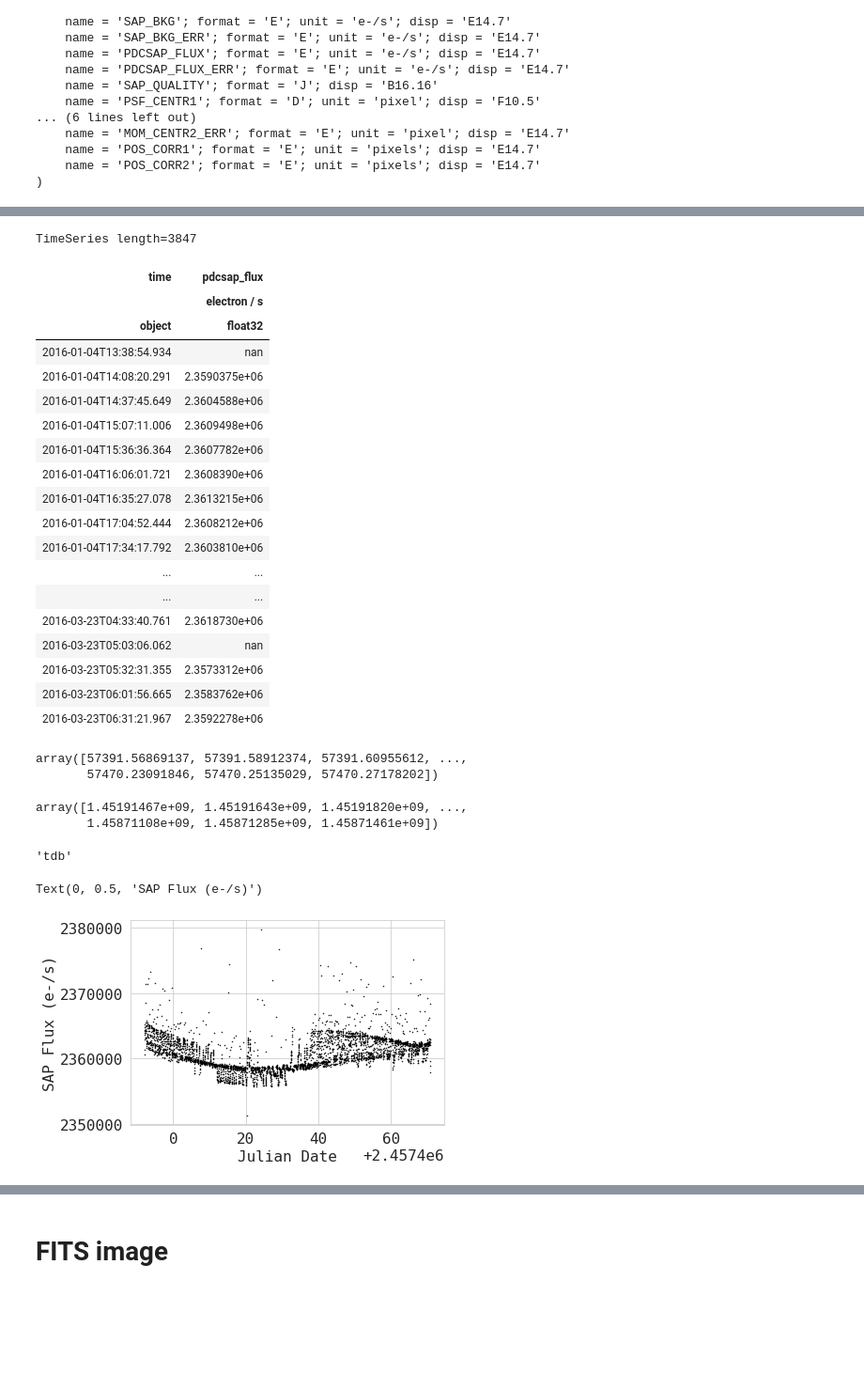
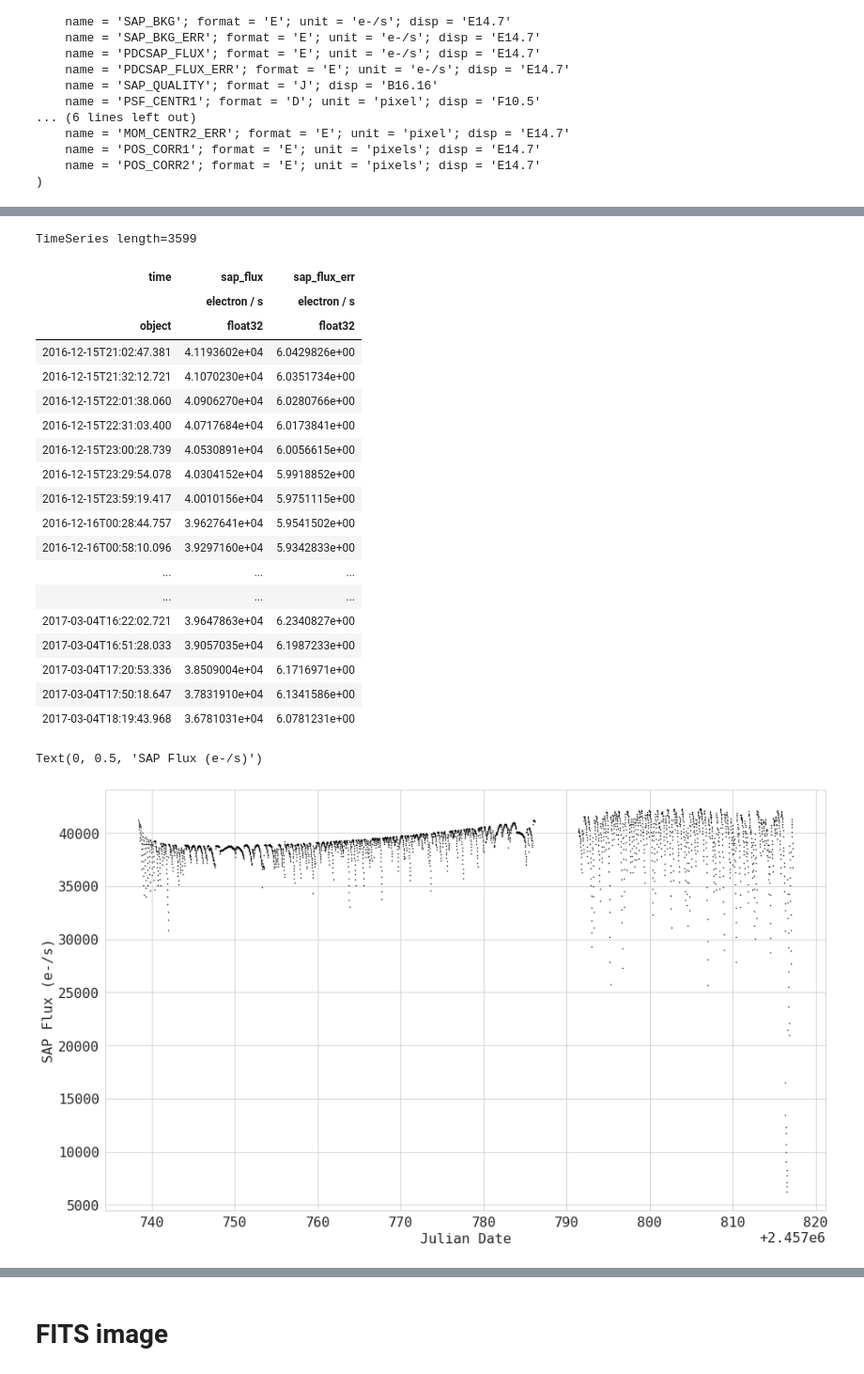
Before and after one commit to alphasentaurii/starskope, a Jupyter notebook: starskope_3.ipynb, the cells around one changed output, grey strips where cells are left out. Shown: that part at 94% size. Cells and saved outputs as stored; diff of their text form; code cells hidden in the pictures; blank space fills up the shorter version.

```diff
--- a/starskope_3.ipynb
+++ b/starskope_3.ipynb
@@ -375,6 +380,7 @@ os.listdir(MAST)[2]
 # %%
 #fits_file = 'ktwo204890128-c02_llc.fits'
-fits_file = 'ktwo220709978-c08_llc.fits'
+fits_file = 'ktwo246067459-c12_llc.fits'
+
 # hdul = fits.open(fits_image_filename)
 # hdul.info()
 
@@ -435,45 +441,31 @@ TimeSeries length=3847
 # %%
-ts['time', 'pdcsap_flux']
+ts['time', 'sap_flux', 'sap_flux_err']
 # %% [output]
-TimeSeries length=3847
+TimeSeries length=3599
-| time | pdcsap_flux |
-|  | electron / s |
-| object | float32 |
-| 2016-01-04T13:38:54.934 | nan |
-| 2016-01-04T14:08:20.291 | 2.3590375e+06 |
-| 2016-01-04T14:37:45.649 | 2.3604588e+06 |
-| 2016-01-04T15:07:11.006 | 2.3609498e+06 |
-| 2016-01-04T15:36:36.364 | 2.3607782e+06 |
-| 2016-01-04T16:06:01.721 | 2.3608390e+06 |
-| 2016-01-04T16:35:27.078 | 2.3613215e+06 |
-| 2016-01-04T17:04:52.444 | 2.3608212e+06 |
-| 2016-01-04T17:34:17.792 | 2.3603810e+06 |
-| ... | ... |
-| ... | ... |
-| 2016-03-23T04:33:40.761 | 2.3618730e+06 |
-| 2016-03-23T05:03:06.062 | nan |
-| 2016-03-23T05:32:31.355 | 2.3573312e+06 |
-| 2016-03-23T06:01:56.665 | 2.3583762e+06 |
-| 2016-03-23T06:31:21.967 | 2.3592278e+06 |
+| time | sap_flux | sap_flux_err |
+|  | electron / s | electron / s |
+| object | float32 | float32 |
+| 2016-12-15T21:02:47.381 | 4.1193602e+04 | 6.0429826e+00 |
+| 2016-12-15T21:32:12.721 | 4.1070230e+04 | 6.0351734e+00 |
+| 2016-12-15T22:01:38.060 | 4.0906270e+04 | 6.0280766e+00 |
+| 2016-12-15T22:31:03.400 | 4.0717684e+04 | 6.0173841e+00 |
+| 2016-12-15T23:00:28.739 | 4.0530891e+04 | 6.0056615e+00 |
+| 2016-12-15T23:29:54.078 | 4.0304152e+04 | 5.9918852e+00 |
+| 2016-12-15T23:59:19.417 | 4.0010156e+04 | 5.9751115e+00 |
+| 2016-12-16T00:28:44.757 | 3.9627641e+04 | 5.9541502e+00 |
+| 2016-12-16T00:58:10.096 | 3.9297160e+04 | 5.9342833e+00 |
+| ... | ... | ... |
+| ... | ... | ... |
+| 2017-03-04T16:22:02.721 | 3.9647863e+04 | 6.2340827e+00 |
+| 2017-03-04T16:51:28.033 | 3.9057035e+04 | 6.1987233e+00 |
+| 2017-03-04T17:20:53.336 | 3.8509004e+04 | 6.1716971e+00 |
+| 2017-03-04T17:50:18.647 | 3.7831910e+04 | 6.1341586e+00 |
+| 2017-03-04T18:19:43.968 | 3.6781031e+04 | 6.0781231e+00 |
-# %%
-ts.time.mjd
-# %% [output]
-array([57391.56869137, 57391.58912374, 57391.60955612, ...,
-       57470.23091846, 57470.25135029, 57470.27178202])
-# %%
-ts.time.unix
-# %% [output]
-array([1.45191467e+09, 1.45191643e+09, 1.45191820e+09, ...,
-       1.45871108e+09, 1.45871285e+09, 1.45871461e+09])
-# %%
-# tdb = Barycentric Dynamical Time scale
-ts.time.scale
-# %% [output]
-'tdb'
 # %%
+fig = plt.figure(figsize=(15,9))
 plt.plot(ts.time.jd, ts['sap_flux'], 'k.', markersize=1)
 plt.xlabel('Julian Date')
 plt.ylabel('SAP Flux (e-/s)')
 # %% [output]
 Text(0, 0.5, 'SAP Flux (e-/s)')
-[figure, old version]
+[figure, new version]
```
Also changed, not shown: parts of 68 cells of this notebook, 2 other files.
